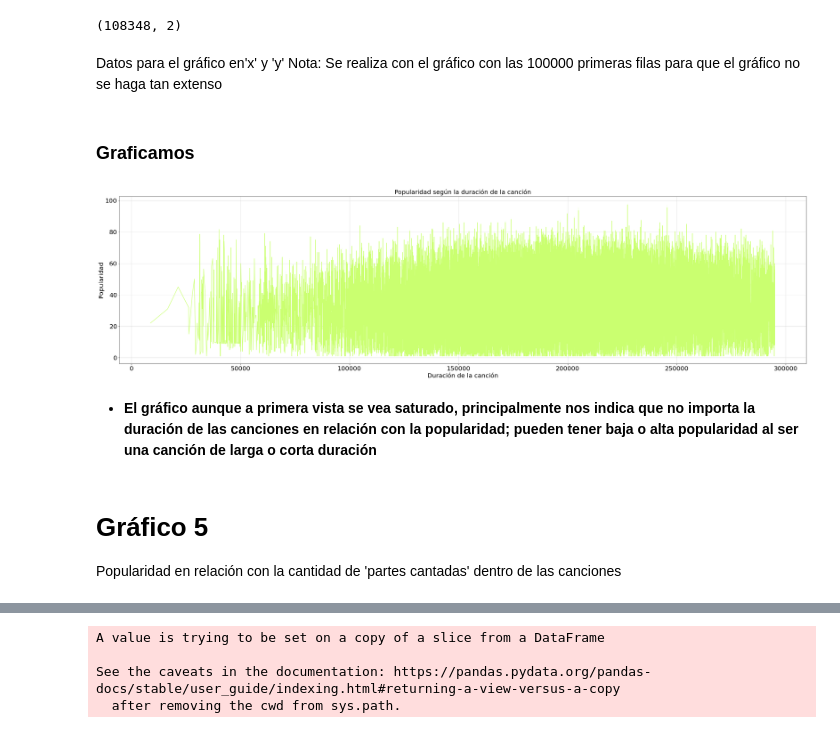
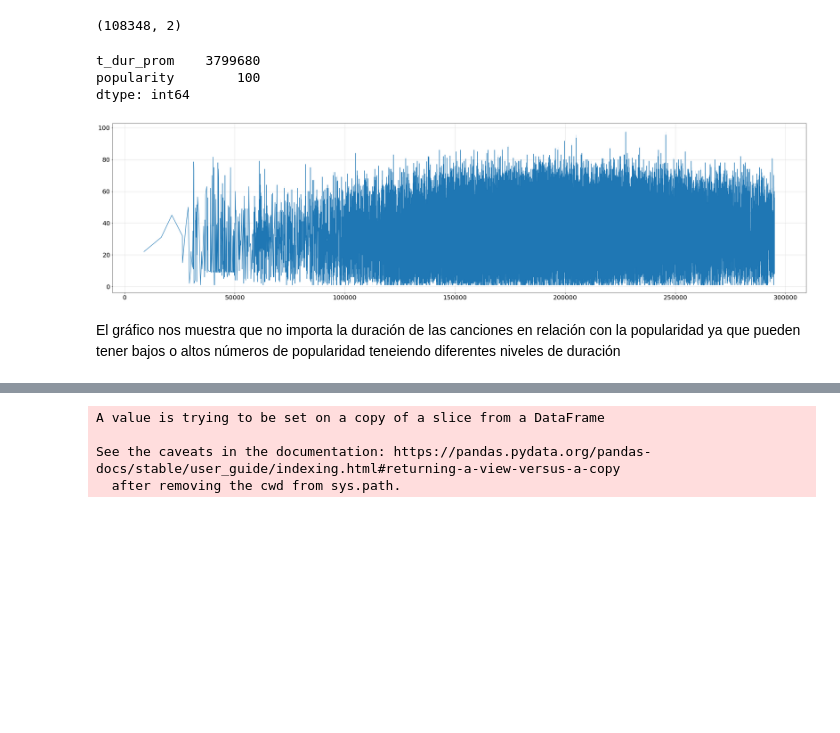
Before and after one commit to Nicolaser1102/Popularidad_albumes_de_musica, a Jupyter notebook: Popularidad_albumes_de_musica.ipynb, the cells around one changed output, grey strips where cells are left out. Cells and saved outputs as stored; diff of their text form; code cells hidden in the pictures; blank space fills up the shorter version.

```diff
--- a/Popularidad_albumes_de_musica.ipynb
+++ b/Popularidad_albumes_de_musica.ipynb
@@ -779,29 +820,24 @@ Verificamos cuantos datos hay en la data frame
 datos_graf_4.shape
 # %% [output]
 (108348, 2)
-# %% [markdown]
-Datos para el gráfico en'x' y 'y'
-Nota: Se realiza con el gráfico con las 100000 primeras filas para que el gráfico no se haga tan extenso
+# %%
+datos_graf_4.max()
+# %% [output]
+t_dur_prom    3799680
+popularity        100
+dtype: int64
 # %%
 graf_4_x = list(datos_graf_4['t_dur_prom'].head(100000))
 graf_4_y = list(datos_graf_4['popularity'].head(100000))
-# %% [markdown]
-### Graficamos
 # %%
 plt.figure(figsize= (40,10))
-sns.lineplot(x= graf_4_x,y=graf_4_y,color= '#CAFF70')
+sns.lineplot(x= graf_4_x,y=graf_4_y)
 
 plt.xticks(fontsize = 20)
 plt.yticks(fontsize=20)
 plt.grid(alpha = 0.5)
-plt.ylabel('Popularidad', fontsize=20)
-plt.xlabel('Duración de la canción',fontsize= 20)
-plt.title('Popularidad según la duración de la canción',fontsize=20)
 pass
 # %% [output]
-[figure, old version]
+[figure, new version]
 # %% [markdown]
-- **El gráfico aunque a primera vista se vea saturado, principalmente nos indica que no importa la duración de las canciones en relación con la popularidad; pueden tener baja o alta popularidad al ser una canción de larga o corta duración**
+El gráfico nos muestra que no importa la duración de las canciones en relación con la popularidad ya que pueden tener bajos o altos números de popularidad teneiendo diferentes niveles de duración
-# %% [markdown]
-# Gráfico 5
-Popularidad en relación con la cantidad de 'partes cantadas' dentro de las canciones
```
Also changed, not shown: parts of 173 cells of this notebook.
